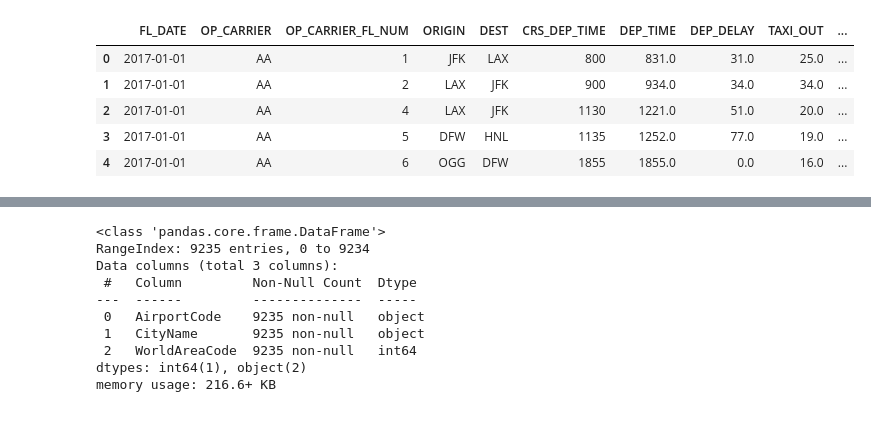
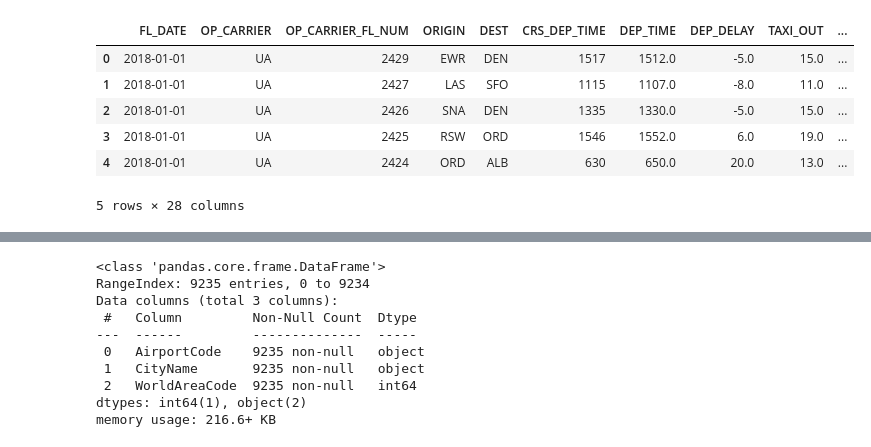
Before and after one commit to NicoleLund/flight_delay_prediction, a Jupyter notebook: data_manipulation_modeling/data_clean/data_wrangling.ipynb, the cells around one changed output, grey strips where cells are left out. Saved outputs shown, nothing was run; the diff lists cells and outputs as text; code cells hidden in the pictures.

```diff
--- a/data_manipulation_modeling/data_clean/data_wrangling.ipynb
+++ b/data_manipulation_modeling/data_clean/data_wrangling.ipynb
@@ -8,18 +8,19 @@ import datetime
 from datetime import timedelta
 # %%
 # Read the CSV file from AWS to Pandas Dataframe
-url = "https://finalproject-3.s3.us-west-1.amazonaws.com/2017.csv"
+url = "Resources/2018.csv"
 
 df = pd.read_csv(url)
 
 df.head()
 # %% [output]
 |  | FL_DATE | OP_CARRIER | OP_CARRIER_FL_NUM | ORIGIN | DEST | CRS_DEP_TIME | DEP_TIME | DEP_DELAY | TAXI_OUT | ... |
-| 0 | 2017-01-01 | AA | 1 | JFK | LAX | 800 | 831.0 | 31.0 | 25.0 | ... |
-| 1 | 2017-01-01 | AA | 2 | LAX | JFK | 900 | 934.0 | 34.0 | 34.0 | ... |
-| 2 | 2017-01-01 | AA | 4 | LAX | JFK | 1130 | 1221.0 | 51.0 | 20.0 | ... |
-| 3 | 2017-01-01 | AA | 5 | DFW | HNL | 1135 | 1252.0 | 77.0 | 19.0 | ... |
-| 4 | 2017-01-01 | AA | 6 | OGG | DFW | 1855 | 1855.0 | 0.0 | 16.0 | ... |
+| 0 | 2018-01-01 | UA | 2429 | EWR | DEN | 1517 | 1512.0 | -5.0 | 15.0 | ... |
+| 1 | 2018-01-01 | UA | 2427 | LAS | SFO | 1115 | 1107.0 | -8.0 | 11.0 | ... |
+| 2 | 2018-01-01 | UA | 2426 | SNA | DEN | 1335 | 1330.0 | -5.0 | 15.0 | ... |
+| 3 | 2018-01-01 | UA | 2425 | RSW | ORD | 1546 | 1552.0 | 6.0 | 19.0 | ... |
+| 4 | 2018-01-01 | UA | 2424 | ORD | ALB | 630 | 650.0 | 20.0 | 13.0 | ... |
+5 rows × 28 columns
 # %%
 # Filter the data for Tucson Airport
 df1 = df.loc[df['ORIGIN'] == 'TUS']
```
Also changed, not shown: parts of 8 cells of this notebook, 2 other files.
